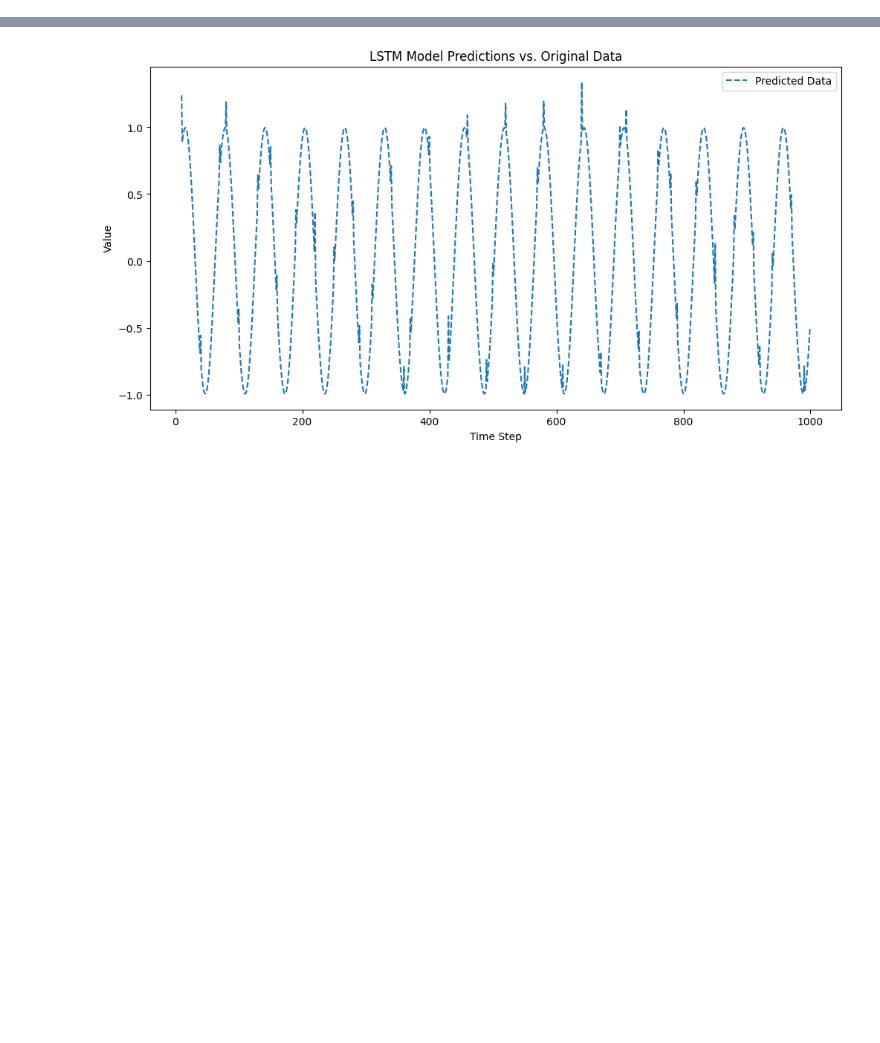
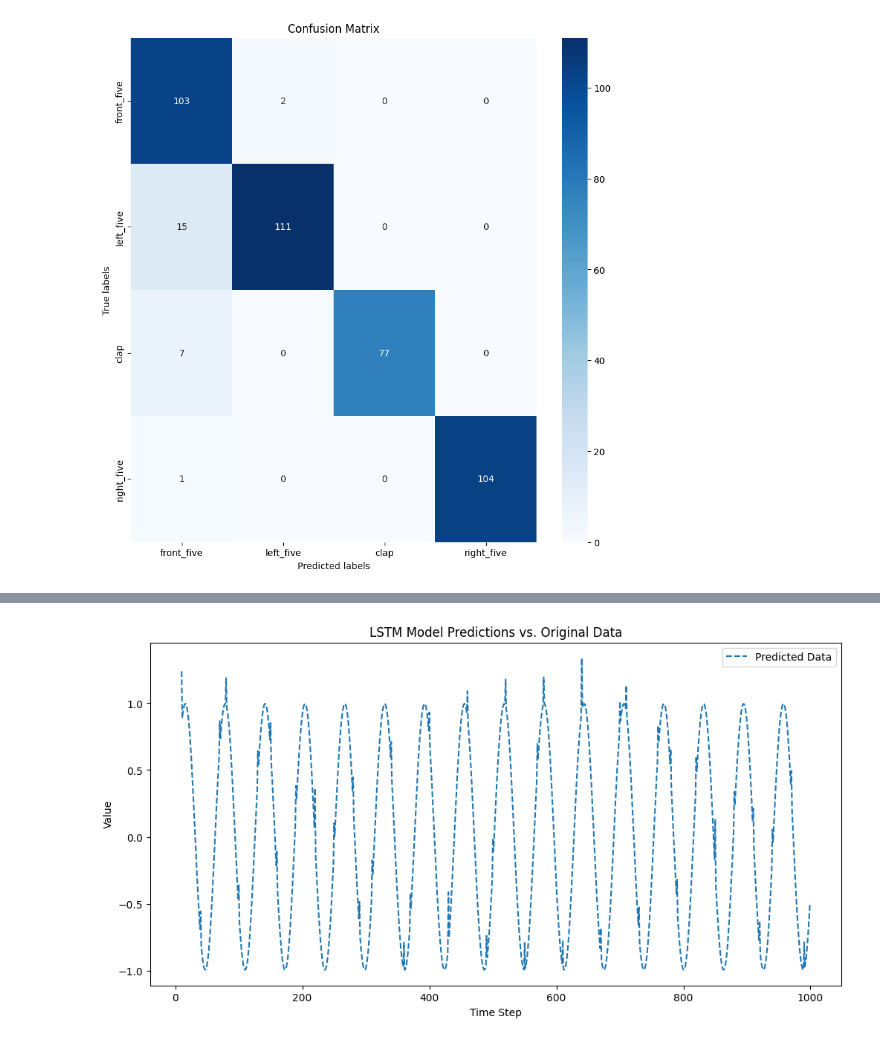
Before and after one commit to MCLusardi/Hand-Clap-Robot, a Jupyter notebook: lstm.ipynb, the cells around one changed output, grey strips where cells are left out. Drawn from its saved outputs; the diff is of its cells as text; code cells hidden in the pictures; blank space fills up the shorter version.

Commit message:
Trained gesture classification to decent accuracy it seems

```diff
--- a/lstm.ipynb
+++ b/lstm.ipynb
@@ -118,10 +132,10 @@ class LSTMModel(nn.Module):
 
 # Hyperparams
 input_dim = 150
-output_dim = 6
+output_dim = 4
 hidden_dim = 100
 layer_dim = 1
-num_epochs = 100
+num_epochs = 1000
 
 gesture_model = LSTMModel(input_dim=input_dim, hidden_dim=hidden_dim, layer_dim=layer_dim, output_dim=output_dim)
 gesture_criterion = nn.CrossEntropyLoss()
@@ -132,18 +146,14 @@ h0, c0 = None, None
 
 for epoch in range(num_epochs):
     gesture_model.train()
-    # running_loss = 0.0
-    # correct_train = 0
-    # total_train = 0
 
     for i, (inputs, label) in enumerate(train_gesture_loader):
-        inputs, labels = inputs.to(device), labels.to(device)
+        inputs, label = inputs.to(device), label.to(device)
         optimizer.zero_grad()
         outputs, h0, c0 = gesture_model(inputs, h0, c0)
-        loss = gesture_criterion(outputs[-1, :], label)           # Comparing model outputs with ground truth
+        loss = gesture_criterion(outputs, label.expand(longest_samp))           # Comparing model outputs with ground truth
         loss.backward()                                       # Backpropagation
         optimizer.step()                                      # Optimize all weights and biases
-        # running_loss += loss.item()
         h0, c0 = h0.detach(), c0.detach()                     # Get new long and short term memory variables (detached from their gradients)
 
     if (epoch + 1) % 10 == 0:
@@ -162,3 +203,38 @@ Epoch [100/100], Loss: 0.0000
+# %%
+from sklearn.metrics import confusion_matrix
+import seaborn as sns
+
+# Get the model's predictions
+def get_predictions(model, dataloader):
+    model.eval()
+    all_preds = []
+    all_labels = []
+    with torch.no_grad():
+        for inputs, labels in dataloader:
+            labels = labels.expand(longest_samp)
+            inputs, labels = inputs.to(device), labels.to(device)
+            outputs, _, _ = model(inputs)
+            _, preds = torch.max(outputs, dim=1)
+            all_preds.extend(preds.cpu().numpy())
+            all_labels.extend(labels.cpu().numpy())
+    return all_preds, all_labels
+
+predictions, true_labels = get_predictions(gesture_model, test_gesture_loader)
+
+# Generate confusion matrix - based on all data in test
+cm = confusion_matrix(true_labels, predictions)
+
+# Plotting the confusion matrix
+plt.figure(figsize=(10, 10))
+sns.heatmap(cm, annot=True, cmap='Blues', fmt='g', cbar=True,
+            xticklabels=list(label_to_int.keys()),
+            yticklabels=list(label_to_int.keys()))
+plt.xlabel('Predicted labels')
+plt.ylabel('True labels')
+plt.title('Confusion Matrix')
+plt.show()
+# %% [output]
+[figure, added]
 # %%
 # Training model for end pose prediction
 
```
Also changed, not shown: parts of 6 cells of this notebook, 1 other file.
